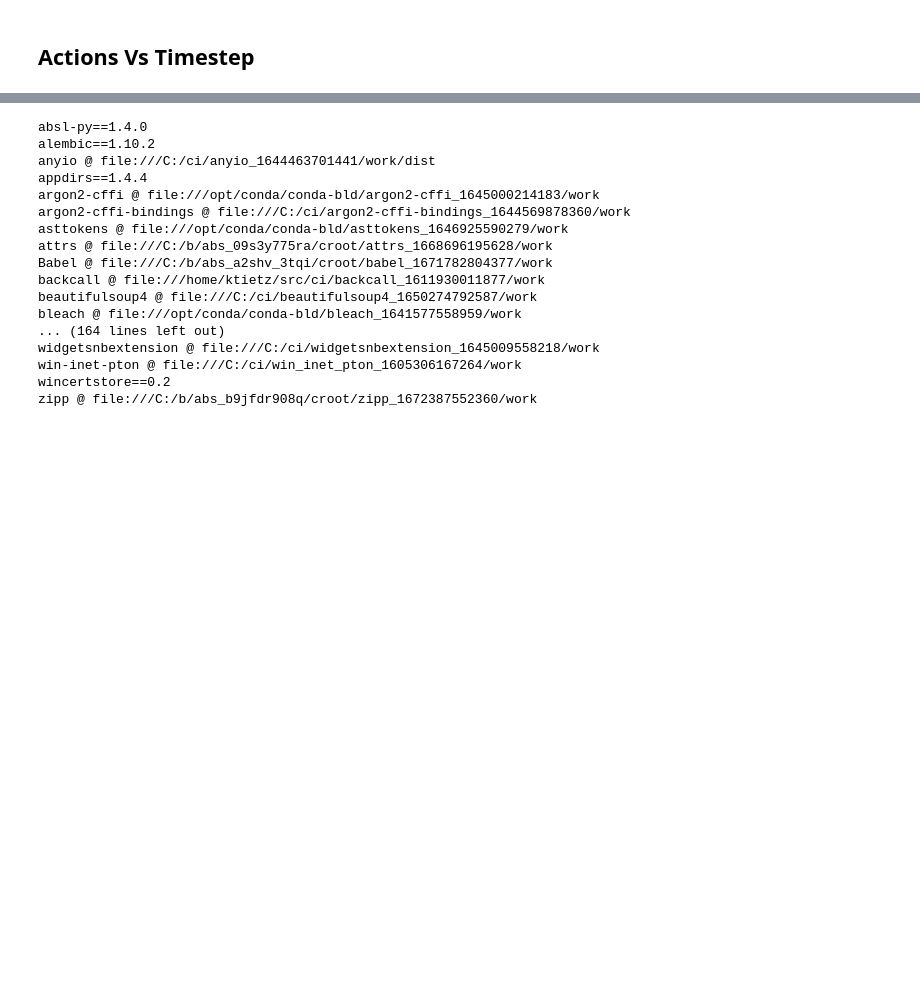
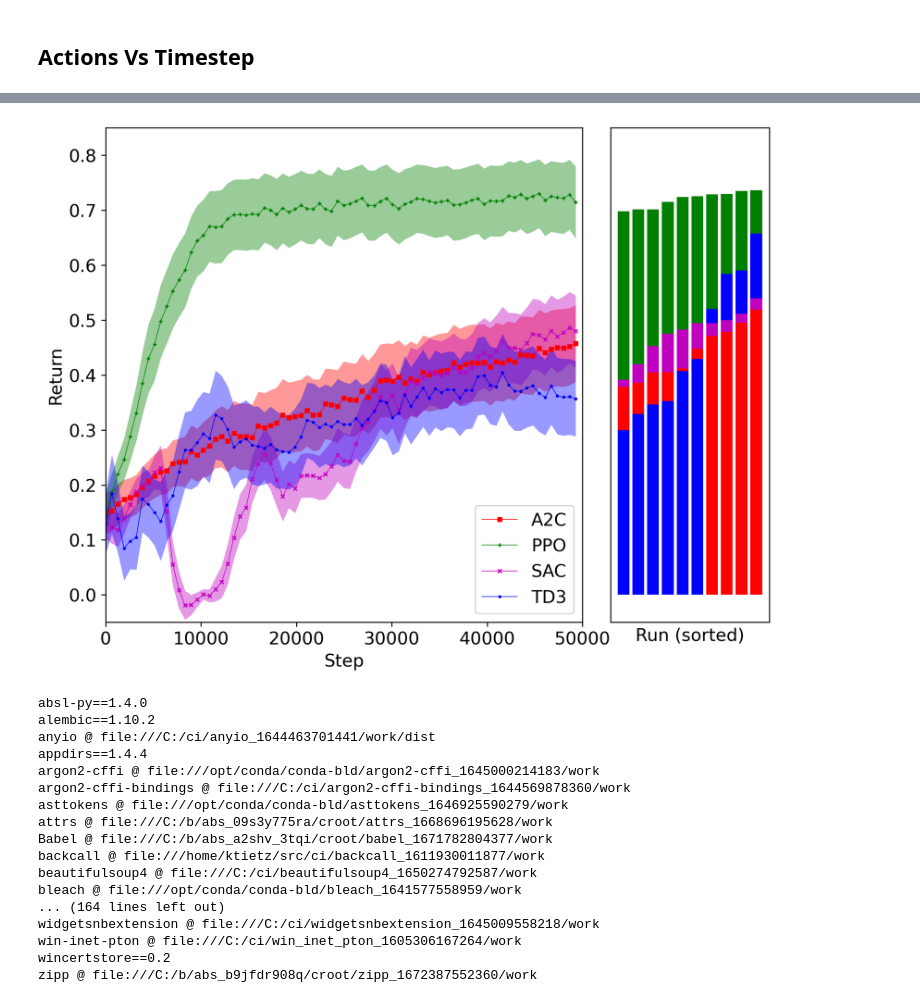
Before and after one commit to chemgymrl/chemgymrl, a Jupyter notebook: RL_rollout/React_Visualization.ipynb, the cells around one changed output, grey strips where cells are left out. Saved outputs shown, nothing was run; the diff lists cells and outputs as text; code cells hidden in the pictures; blank space fills up the shorter version.

```diff
--- a/RL_rollout/React_Visualization.ipynb
+++ b/RL_rollout/React_Visualization.ipynb
@@ -199,3 +206,57 @@ plotabt(all_acts,["dT","dV"]+FRchoices,colors,labels,points,names)
+# %%
+fig,(ax0,ax1) = plt.subplots(1,2,width_ratios=(3,1),figsize=(8,6), dpi=240, facecolor='w', edgecolor='k')
+
+colors = ["r","g","m","b","y","c","k"]
+points = ['s', '+', 'x', '.','p',"*","D"]
+
+for i,algo in enumerate(folders):
+    subf = parent_dir+"\\"+algo
+    returns,counts=merge_varying_graphs(subf,steps=20,separate_runs=False)
+    #Average over the different runs
+    mean,stdv,steps,n= mean_stdv_step_n(returns,interp_steps=32)
+
+    ax0.plot(steps,mean,"-",marker=points[i],color=colors[i],label=algo,ms=3,lw=0.5)
+    ax0.fill_between(steps,mean-stdv/5,mean+stdv/5,color=colors[i],alpha=0.4,lw=0)
+    #plt.plot(np.arange(returns.shape[0])*20,returns,".",label=algo,alpha=0.3,mew=0,ms=8)
+
+ax0.set_xlim(steps[0],np.ceil(steps[-1]/1e3)*1e3)
+ax0.set_xlabel("Step")
+ax0.set_ylabel("Return")
+ax0.legend()
+#plt.savefig("Legacy/Figures/FictReact/FictReactRuns.pdf",bbox_inches='tight')
+#plt.title("FictReact-v2 Average Return vs Sequential Step \n (10 envs in used in parallel, average over 10 runs)")
+
+
+names=[a for a in folders]
+fig = plt.figure(1,figsize=(2,2), dpi=240, facecolor='w', edgecolor='k')
+
+x=np.arange(10)+1
+for i in range(10):
+
+    arr = [(sorted(objectives[alg])[i],j) for j,alg in enumerate(names)]
+
+    for val,idx in sorted(arr,key=lambda x:-abs(x[0])):
+        #print(idx,end="|")
+        if i==0:
+            ax1.bar(x[i],val,color=colors[idx],label=names[idx])
+        else:
+            ax1.bar(x[i],val,color=colors[idx])
+    #print(" Iter:",i)
+
+#plt.legend()
+ax1.set_xticks([])
+ax1.set_yticks([])
+#plt.ylabel("Best Return")
+ax1.set_xlabel("Run (sorted)")
+
+ax0.set_ylim(-0.05,0.85)
+ax1.set_ylim(-0.05,0.85)
+
+fig.tight_layout(pad=0.0)
+
+plt.show()
+# %% [output]
+[figure, added]
 # %%
 !pip freeze
 # %% [output]
```
Also changed, not shown: parts of 6 cells of this notebook, 3 other files.
